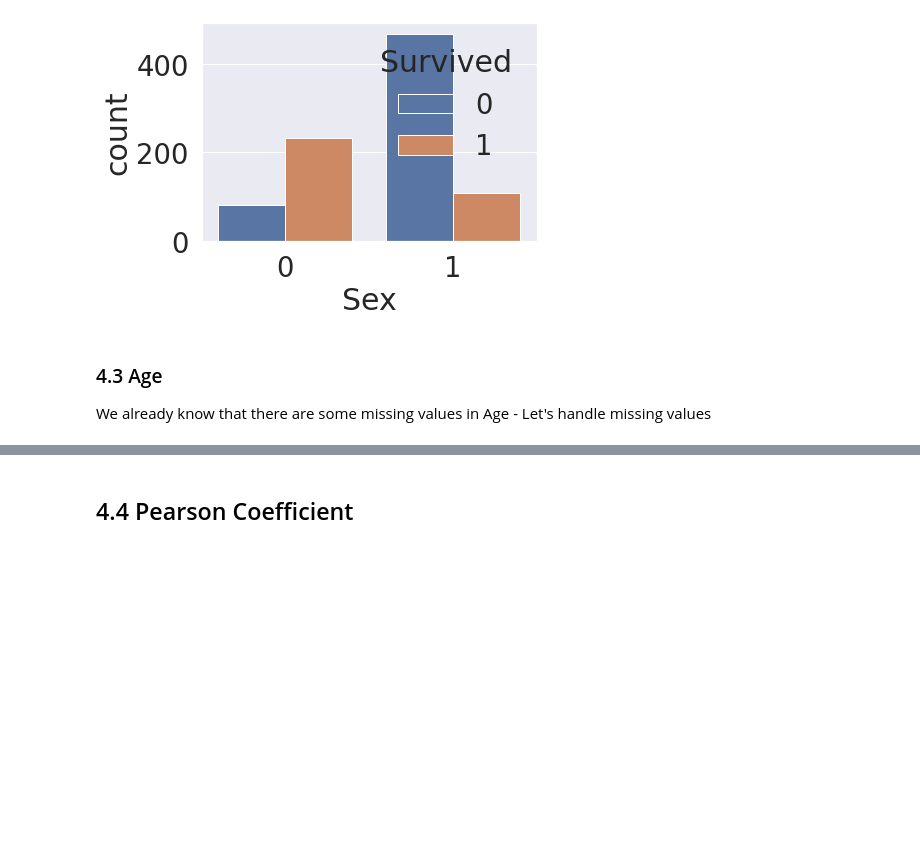
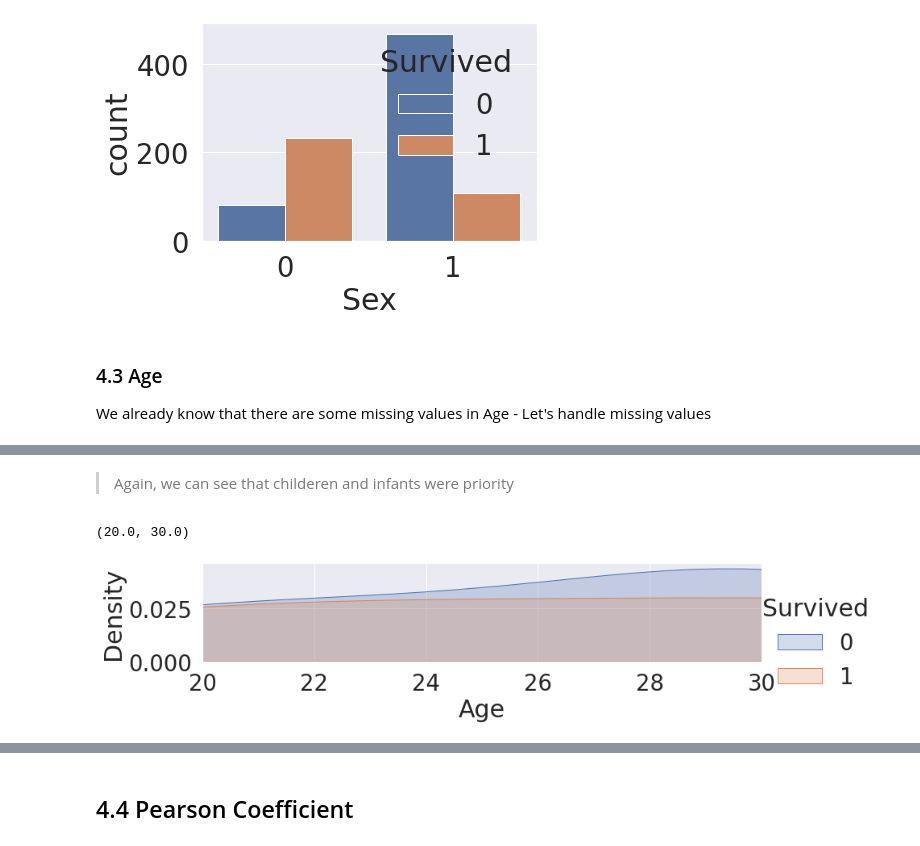
Before and after one commit to ychoi1001/Kaggle, a Jupyter notebook: titanic-data-science.ipynb, the cells around one changed output, grey strips where cells are left out. Saved outputs shown, nothing was run; the diff lists cells and outputs as text; code cells hidden in the pictures; blank space fills up the shorter version.

```diff
--- a/titanic-data-science.ipynb
+++ b/titanic-data-science.ipynb
@@ -823,0 +732,12 @@ df_train.Embarked.isnull().sum()
+# %% [markdown]
+> Again, we can see that childeren and infants were priority
+# %%
+# Can take a look at the graph closely
+facet = sns.FacetGrid(df_train, hue="Survived", aspect=4)
+facet.map(sns.kdeplot,'Age',shade=True)
+facet.set(xlim=(0, df_train['Age'].max()))
+facet.add_legend()
+plt.xlim(20, 30)
+# %% [output]
+(20.0, 30.0)
+[figure, added]
```
Also changed, not shown: parts of 48 cells of this notebook.
